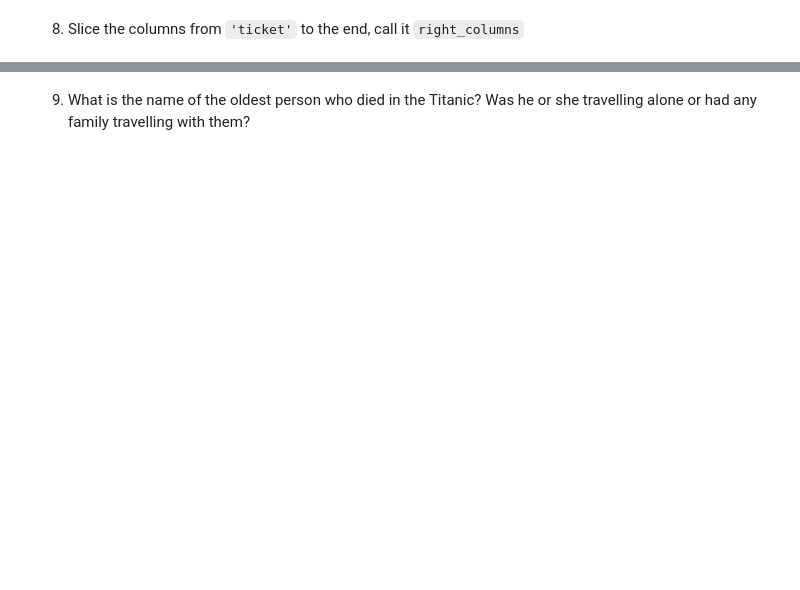
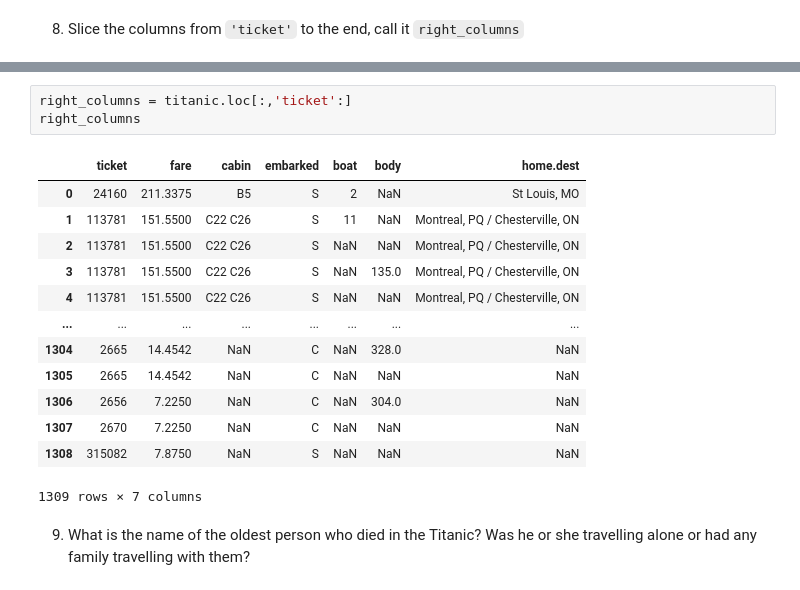
Before and after one commit to Jon3J/dsft2409_Jon, a Jupyter notebook: 2-Data_Analysis/2-Pandas/Practica/7-Titanic/Titanic-exercise.ipynb, the cells around one changed output, grey strips where cells are left out. Saved outputs shown, nothing was run; the diff lists cells and outputs as text; blank space fills up the shorter version.

```diff
--- a/2-Data_Analysis/2-Pandas/Practica/7-Titanic/Titanic-exercise.ipynb
+++ b/2-Data_Analysis/2-Pandas/Practica/7-Titanic/Titanic-exercise.ipynb
@@ -136,2 +271,19 @@ people
+# %%
+right_columns = titanic.loc[:,'ticket':]
+right_columns
+# %% [output]
+|  | ticket | fare | cabin | embarked | boat | body | home.dest |
+| 0 | 24160 | 211.3375 | B5 | S | 2 | NaN | St Louis, MO |
+| 1 | 113781 | 151.5500 | C22 C26 | S | 11 | NaN | Montreal, PQ / Chesterville, ON |
+| 2 | 113781 | 151.5500 | C22 C26 | S | NaN | NaN | Montreal, PQ / Chesterville, ON |
+| 3 | 113781 | 151.5500 | C22 C26 | S | NaN | 135.0 | Montreal, PQ / Chesterville, ON |
+| 4 | 113781 | 151.5500 | C22 C26 | S | NaN | NaN | Montreal, PQ / Chesterville, ON |
+| ... | ... | ... | ... | ... | ... | ... | ... |
+| 1304 | 2665 | 14.4542 | NaN | C | NaN | 328.0 | NaN |
+| 1305 | 2665 | 14.4542 | NaN | C | NaN | NaN | NaN |
+| 1306 | 2656 | 7.2250 | NaN | C | NaN | 304.0 | NaN |
+| 1307 | 2670 | 7.2250 | NaN | C | NaN | NaN | NaN |
+| 1308 | 315082 | 7.8750 | NaN | S | NaN | NaN | NaN |
+1309 rows × 7 columns
 # %% [markdown]
 9. What is the name of the oldest person who died in the Titanic? Was he or she travelling alone or had any family travelling with them?
```
Also changed, not shown: parts of 22 cells of this notebook.
